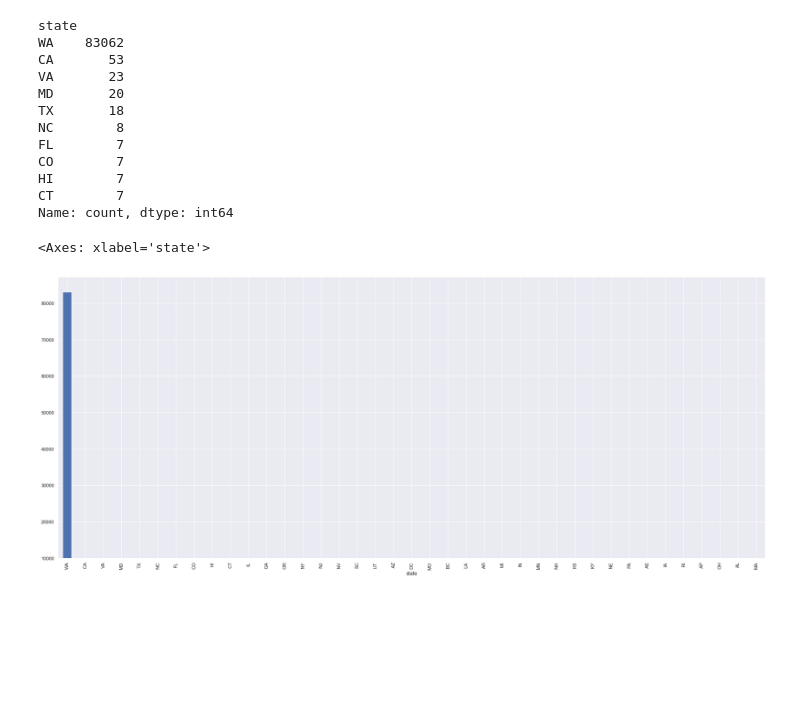
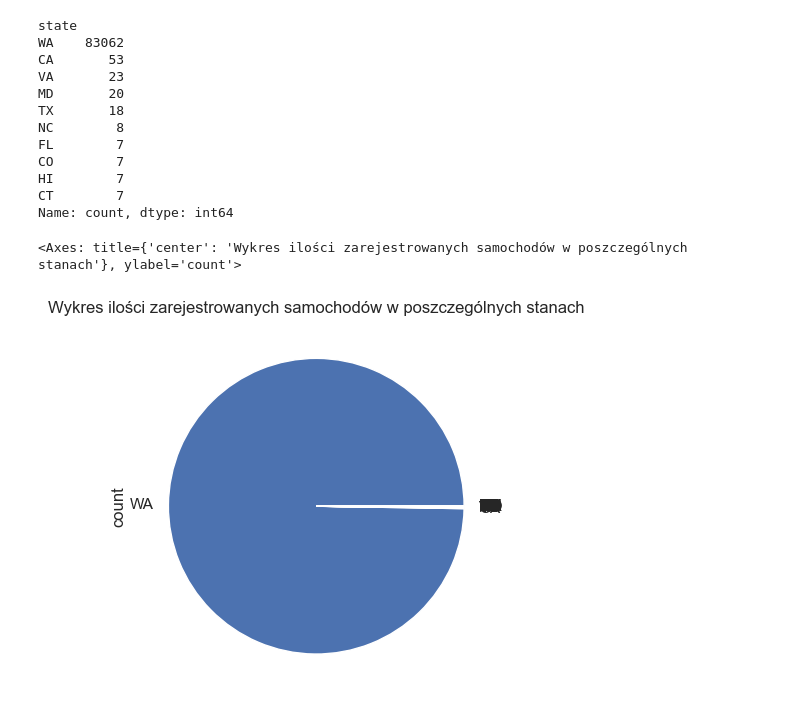
Before and after one commit to Manhatai/Data_Science_Excersises, a Jupyter notebook: Electric_vehicle_population.ipynb, the cells around one changed output. Saved outputs shown, nothing was run; the diff lists cells and outputs as text; code cells hidden in the pictures; blank space fills up the shorter version.

```diff
--- a/Electric_vehicle_population.ipynb
+++ b/Electric_vehicle_population.ipynb
@@ -258,4 +258,4 @@ base_msrp
 845000        1
 Name: count, dtype: int64
 # %%
-df.drop(columns=(['base_msrp', 'dol_vehicle_id', 'postal_code', 'county', 'city']))
+df = df.drop(columns=(['base_msrp', 'dol_vehicle_id', 'postal_code', 'county', 'city']))
@@ -289,8 +274,8 @@ CO        7
 HI        7
 CT        7
 Name: count, dtype: int64
-# %%
-df.state.value_counts().plot(kind='bar', figsize=(30, 12), ylim=(10000))
-# %% [output]
-<Axes: xlabel='state'>
-[figure, removed]
+# %%
+df.state.value_counts().plot(kind='pie', title='Wykres ilości zarejestrowanych samochodów w poszczególnych stanach') # Wykres ten pokazuje, że ponad 99.9% samochodów elektrycznych zarejestrowanych jest w Waszyngtonie (WA).
+# %% [output]
+<Axes: title={'center': 'Wykres ilości zarejestrowanych samochodów w poszczególnych stanach'}, ylabel='count'>
+[figure, added]
```
Also changed, not shown: parts of 16 cells of this notebook.
